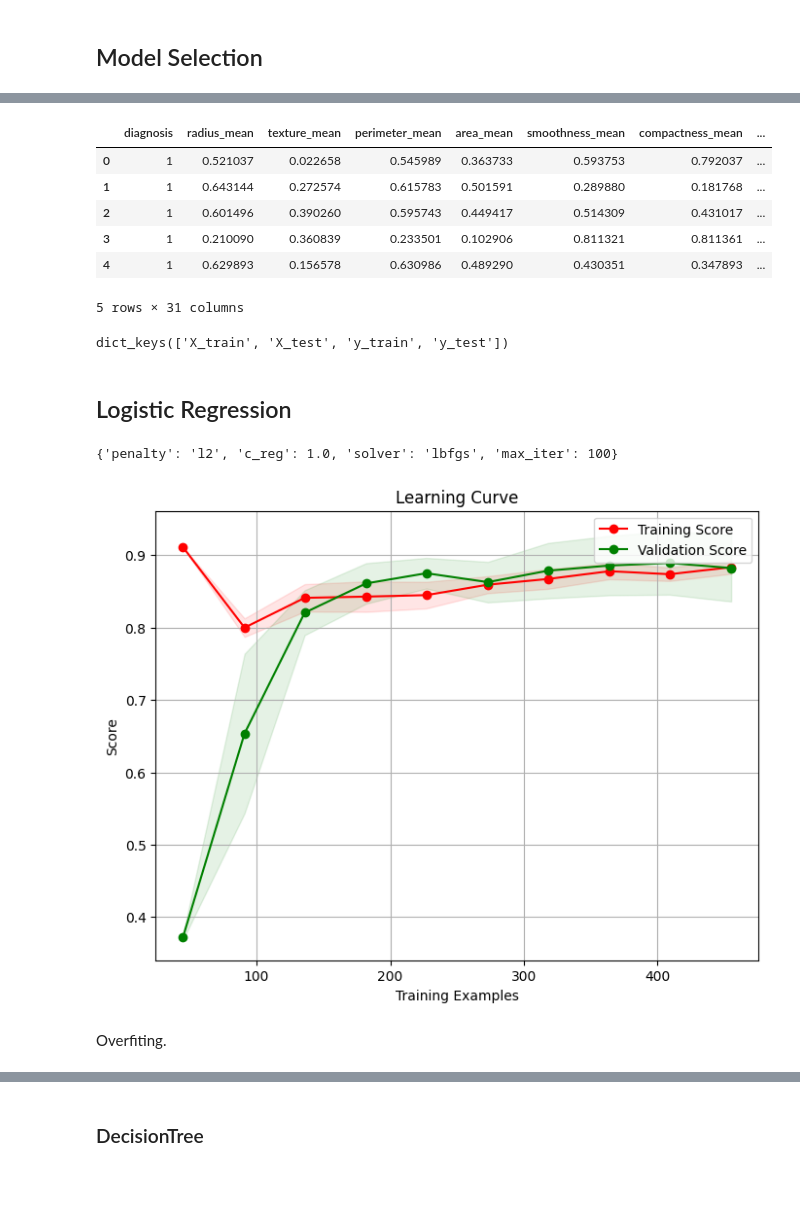
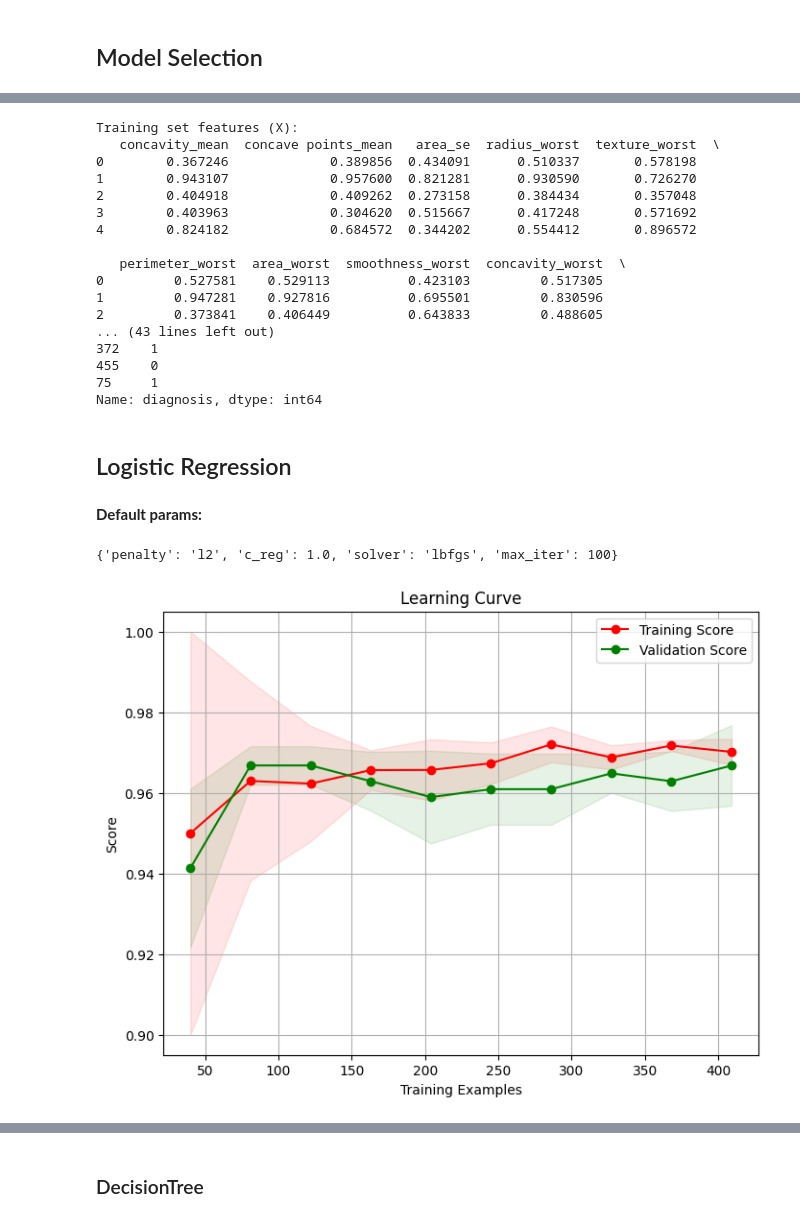
Before and after one commit to mcollpol/BreastCancerPrediction, a Jupyter notebook: research/notebooks/04-model-selection.ipynb, the cells around one changed output, grey strips where cells are left out. Cells and saved outputs as stored; diff of their text form; code cells hidden in the pictures; blank space fills up the shorter version.

```diff
--- a/research/notebooks/04-model-selection.ipynb
+++ b/research/notebooks/04-model-selection.ipynb
@@ -33,5 +15,4 @@ from binary_classification.models import Model
 # %%
-DATA_PATH = parent_dir + "/data/clean_breast_cancer.csv"
-OUTPUT_PATH = parent_dir + "/data/outputs"
-TARGET = 'diagnosis'
-PREDICTORS = ['radius_mean', 'perimeter_mean', 'area_mean']
+DATASET_PATH = os.path.join(current_path, "outputs/processed_and_reduced_dataset.pkl")
+OUTPUT_PATH = os.path.join(current_path, "outputs")
+SEED = 42
@@ -38,11 +21,53 @@ PREDICTORS = ['radius_mean', 'perimeter_mean', 'area_mean']
 # %%
-df = utils.load_data(DATA_PATH)
-df.head(5)
+try:
+    # Open the pickle file and load the data
+    with open(DATASET_PATH, 'rb') as f:
+        X, y, X_test, y_test = pickle.load(f)
+
+    # Check if the loaded objects are pandas DataFrames or convert them if necessary
+    if isinstance(X, (list, np.ndarray)):
+        X = pd.DataFrame(X)
+    if isinstance(y, (list, np.ndarray)):
+        y = pd.Series(y)
+    if isinstance(X_test, (list, np.ndarray)):
+        X_test = pd.DataFrame(X_test)
+    if isinstance(y_test, (list, np.ndarray)):
+        y_test = pd.Series(y_test)
+
+    # Print the datasets
+    print("Training set features (X):")
+    print(X.head())
+    print("\nTraining set labels (y):")
+    print(y.head())
+
+    print("\nTest set features (X_test):")
+    print(X_test.head())
+    print("\nTest set labels (y_test):")
+    print(y_test.head())
+
+except FileNotFoundError:
+    print(f"Error: The file '{DATASET_PATH}' was not found.")
+except pickle.UnpicklingError:
+    print("Error: There was an issue unpickling the data. The file may be corrupted.")
+except EOFError:
+    print("Error: The file is empty or incomplete.")
+except Exception as e:
+    print(f"An unexpected error occurred: {e}")
 # %% [output]
-|  | diagnosis | radius_mean | texture_mean | perimeter_mean | area_mean | smoothness_mean | compactness_mean | ... |
-| 0 | 1 | 0.521037 | 0.022658 | 0.545989 | 0.363733 | 0.593753 | 0.792037 | ... |
-| 1 | 1 | 0.643144 | 0.272574 | 0.615783 | 0.501591 | 0.289880 | 0.181768 | ... |
-| 2 | 1 | 0.601496 | 0.390260 | 0.595743 | 0.449417 | 0.514309 | 0.431017 | ... |
-| 3 | 1 | 0.210090 | 0.360839 | 0.233501 | 0.102906 | 0.811321 | 0.811361 | ... |
-| 4 | 1 | 0.629893 | 0.156578 | 0.630986 | 0.489290 | 0.430351 | 0.347893 | ... |
-5 rows × 31 columns
+Training set features (X):
+   concavity_mean  concave points_mean   area_se  radius_worst  texture_worst  \
+0        0.367246             0.389856  0.434091      0.510337       0.578198
+1        0.943107             0.957600  0.821281      0.930590       0.726270
+2        0.404918             0.409262  0.273158      0.384434       0.357048
+3        0.403963             0.304620  0.515667      0.417248       0.571692
+4        0.824182             0.684572  0.344202      0.554412       0.896572
+
+   perimeter_worst  area_worst  smoothness_worst  concavity_worst  \
+0         0.527581    0.529113          0.423103         0.517305
+1         0.947281    0.927816          0.695501         0.830596
+2         0.373841    0.406449          0.643833         0.488605
+... (43 lines left out)
+372    1
+455    0
+75     1
+Name: diagnosis, dtype: int64
@@ -51,16 +74,12 @@ data = utils.split_train_test(df, PREDICTORS, TARGET)
-# %%
-data.keys()
-# %% [output]
-dict_keys(['X_train', 'X_test', 'y_train', 'y_test'])
 # %% [markdown]
 ## Logistic Regression
+# %% [markdown]
+**Default params:**
 # %%
 model_obj = Model('LogisticRegression', optimization=False)
 # %%
 print(model_obj.hyperparameters)
-bc.plot_learning_curve(model_obj, df[PREDICTORS], df[TARGET], cv=5)
+bc.plot_learning_curve(model_obj, X, y, cv=5)
 # %% [output]
 {'penalty': 'l2', 'c_reg': 1.0, 'solver': 'lbfgs', 'max_iter': 100}
-[figure, old version]
+[figure, new version]
-# %% [markdown]
-Overfiting.
```
Also changed, not shown: parts of 41 cells of this notebook, 32 other files.
